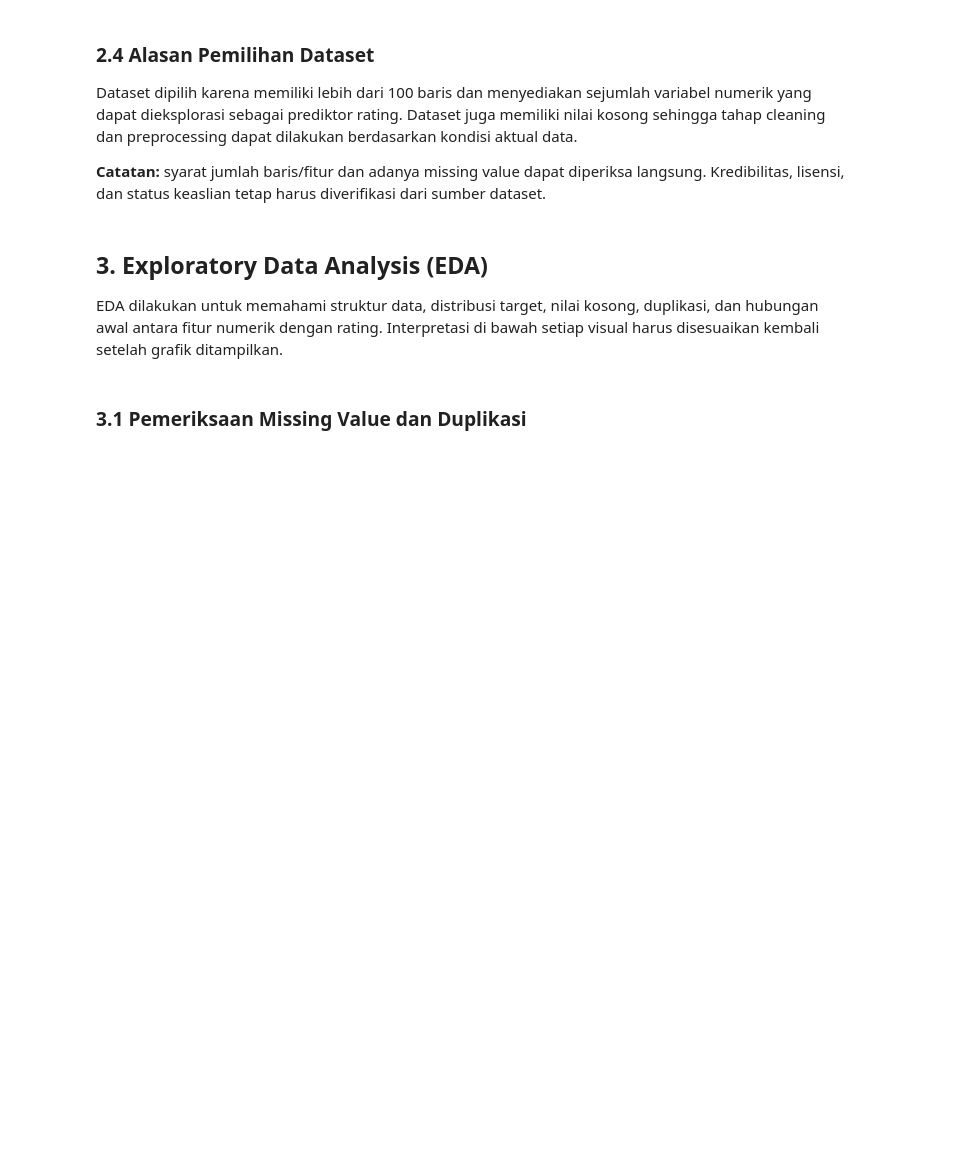
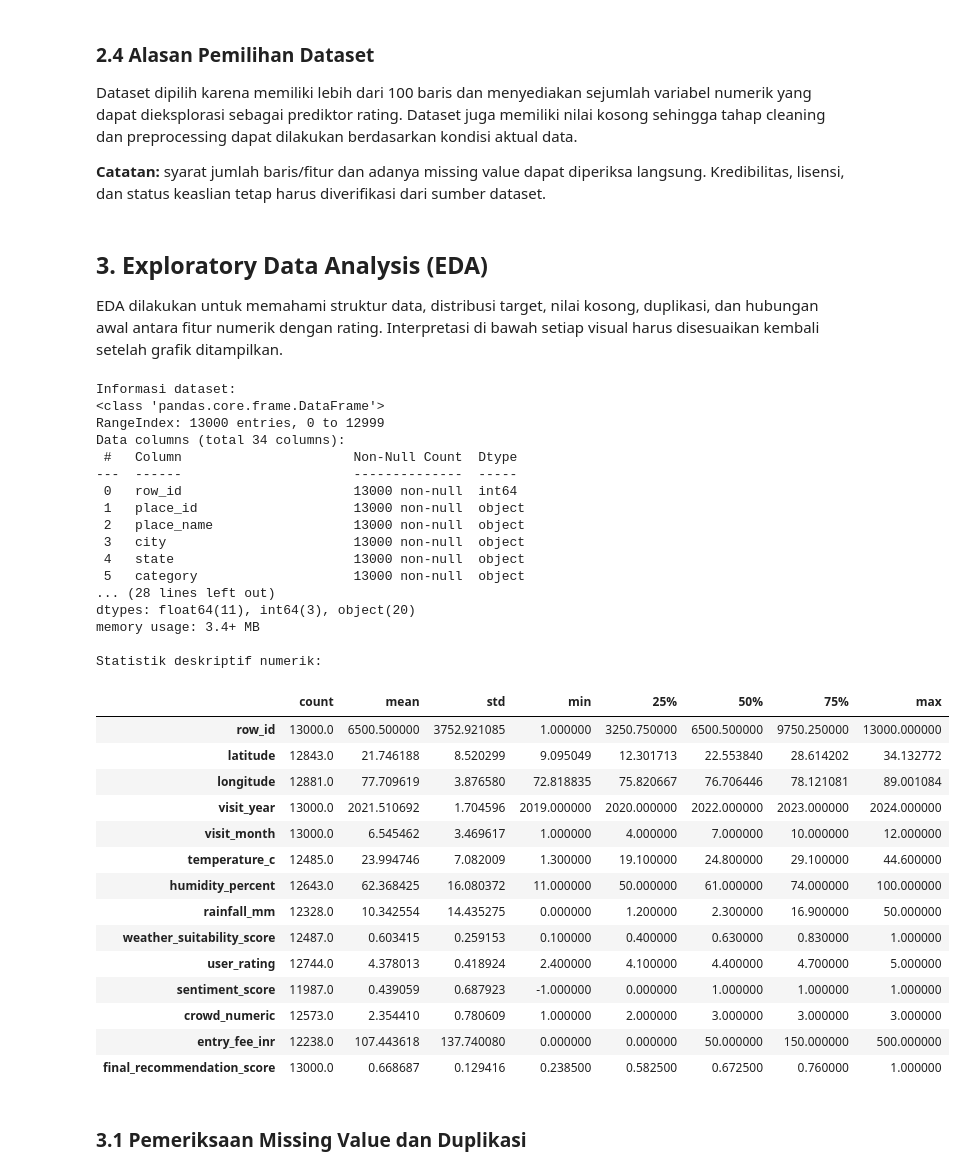
Before and after one commit to Rizqy-Azka/kel20_IFB_Info-Plesiran, a Jupyter notebook: Project_Akhir.ipynb, the cells around one changed output. Saved outputs shown, nothing was run; the diff lists cells and outputs as text; code cells hidden in the pictures; blank space fills up the shorter version.

```diff
--- a/Project_Akhir.ipynb
+++ b/Project_Akhir.ipynb
@@ -100,5 +135,44 @@ Dataset dipilih karena memiliki lebih dari 100 baris dan menyediakan sejumlah va
 ## 3. Exploratory Data Analysis (EDA)
 
 EDA dilakukan untuk memahami struktur data, distribusi target, nilai kosong, duplikasi, dan hubungan awal antara fitur numerik dengan rating. Interpretasi di bawah setiap visual harus disesuaikan kembali setelah grafik ditampilkan.
+# %%
+print("Informasi dataset:")
+df.info()
+
+print("\nStatistik deskriptif numerik:")
+display(df.describe().T)
+# %% [output]
+Informasi dataset:
+<class 'pandas.core.frame.DataFrame'>
+RangeIndex: 13000 entries, 0 to 12999
+Data columns (total 34 columns):
+ #   Column                      Non-Null Count  Dtype
+---  ------                      --------------  -----
+ 0   row_id                      13000 non-null  int64
+ 1   place_id                    13000 non-null  object
+ 2   place_name                  13000 non-null  object
+ 3   city                        13000 non-null  object
+ 4   state                       13000 non-null  object
+ 5   category                    13000 non-null  object
+... (28 lines left out)
+dtypes: float64(11), int64(3), object(20)
+memory usage: 3.4+ MB
+
+Statistik deskriptif numerik:
+|  | count | mean | std | min | 25% | 50% | 75% | max |
+| row_id | 13000.0 | 6500.500000 | 3752.921085 | 1.000000 | 3250.750000 | 6500.500000 | 9750.250000 | 13000.000000 |
+| latitude | 12843.0 | 21.746188 | 8.520299 | 9.095049 | 12.301713 | 22.553840 | 28.614202 | 34.132772 |
+| longitude | 12881.0 | 77.709619 | 3.876580 | 72.818835 | 75.820667 | 76.706446 | 78.121081 | 89.001084 |
+| visit_year | 13000.0 | 2021.510692 | 1.704596 | 2019.000000 | 2020.000000 | 2022.000000 | 2023.000000 | 2024.000000 |
+| visit_month | 13000.0 | 6.545462 | 3.469617 | 1.000000 | 4.000000 | 7.000000 | 10.000000 | 12.000000 |
+| temperature_c | 12485.0 | 23.994746 | 7.082009 | 1.300000 | 19.100000 | 24.800000 | 29.100000 | 44.600000 |
+| humidity_percent | 12643.0 | 62.368425 | 16.080372 | 11.000000 | 50.000000 | 61.000000 | 74.000000 | 100.000000 |
+| rainfall_mm | 12328.0 | 10.342554 | 14.435275 | 0.000000 | 1.200000 | 2.300000 | 16.900000 | 50.000000 |
+| weather_suitability_score | 12487.0 | 0.603415 | 0.259153 | 0.100000 | 0.400000 | 0.630000 | 0.830000 | 1.000000 |
+| user_rating | 12744.0 | 4.378013 | 0.418924 | 2.400000 | 4.100000 | 4.400000 | 4.700000 | 5.000000 |
+| sentiment_score | 11987.0 | 0.439059 | 0.687923 | -1.000000 | 0.000000 | 1.000000 | 1.000000 | 1.000000 |
+| crowd_numeric | 12573.0 | 2.354410 | 0.780609 | 1.000000 | 2.000000 | 3.000000 | 3.000000 | 3.000000 |
+| entry_fee_inr | 12238.0 | 107.443618 | 137.740080 | 0.000000 | 0.000000 | 50.000000 | 150.000000 | 500.000000 |
+| final_recommendation_score | 13000.0 | 0.668687 | 0.129416 | 0.238500 | 0.582500 | 0.672500 | 0.760000 | 1.000000 |
 # %% [markdown]
 ### 3.1 Pemeriksaan Missing Value dan Duplikasi
```
Also changed, not shown: parts of 9 cells of this notebook.
